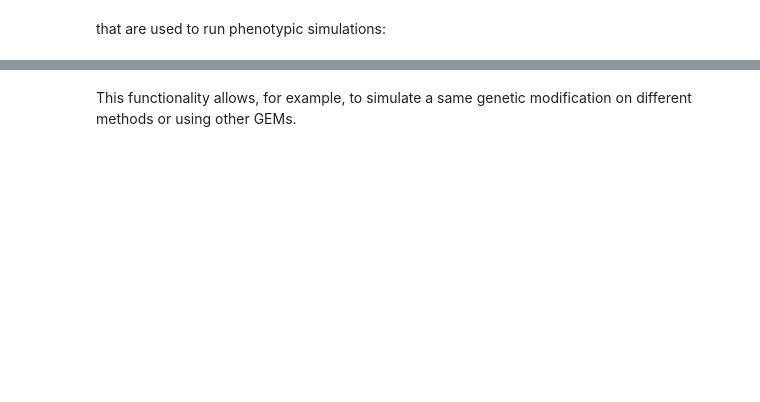
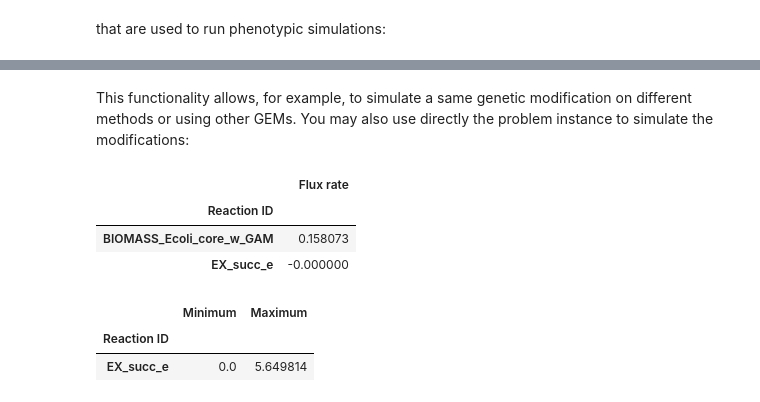
Before and after one commit to BioSystemsUM/MEWpy, a Jupyter notebook: examples/optimization.ipynb, the cells around one changed output, grey strips where cells are left out. Saved outputs shown, nothing was run; the diff lists cells and outputs as text; code cells hidden in the pictures; blank space fills up the shorter version.

```diff
--- a/examples/optimization.ipynb
+++ b/examples/optimization.ipynb
@@ -157,2 +297,16 @@ sim.simulate(constraints=constraints).find()
 # %% [markdown]
 This functionality allows, for example, to simulate a same genetic modification on different methods or using other GEMs.
+You may also use directly the problem instance to simulate the modifications:
+# %%
+problem.simulate(solution=solution).find(['succ','BIOMASS'])
+# %% [output]
+|  | Flux rate |
+| Reaction ID |  |
+| BIOMASS_Ecoli_core_w_GAM | 0.158073 |
+| EX_succ_e | -0.000000 |
+# %%
+problem.FVA('EX_succ_e', solution=solution, format='df')
+# %% [output]
+|  | Minimum | Maximum |
+| Reaction ID |  |  |
+| EX_succ_e | 0.0 | 5.649814 |
```
Also changed, not shown: parts of 20 cells of this notebook, 8 other files.
